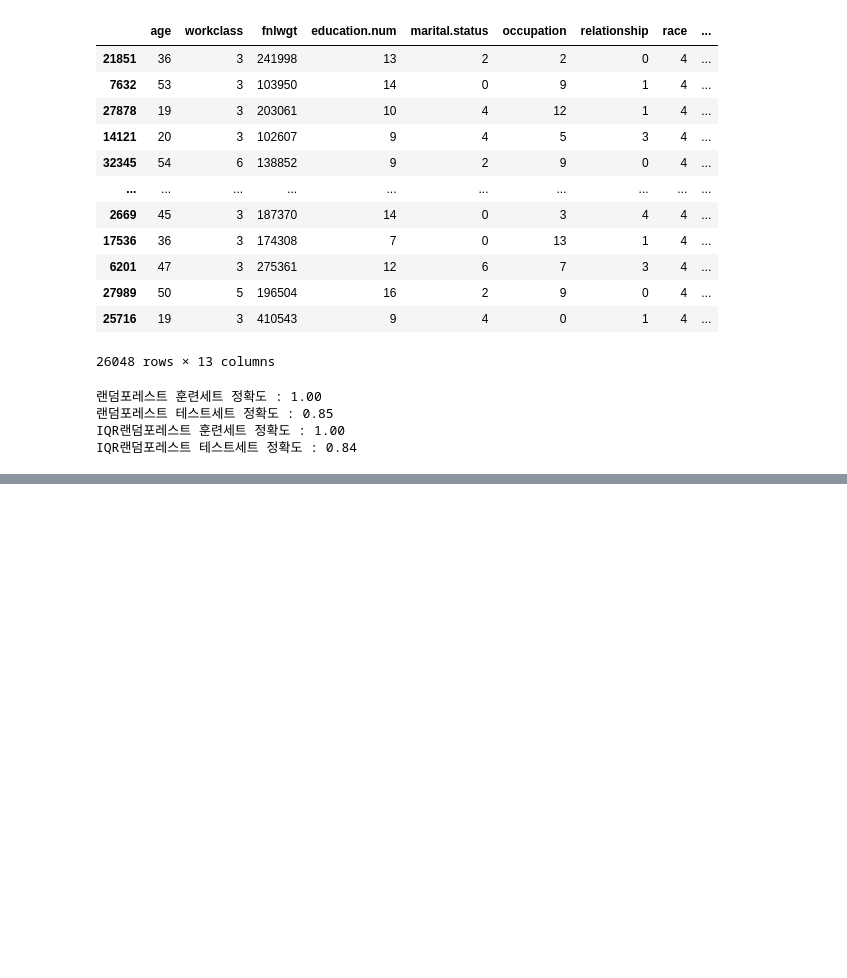
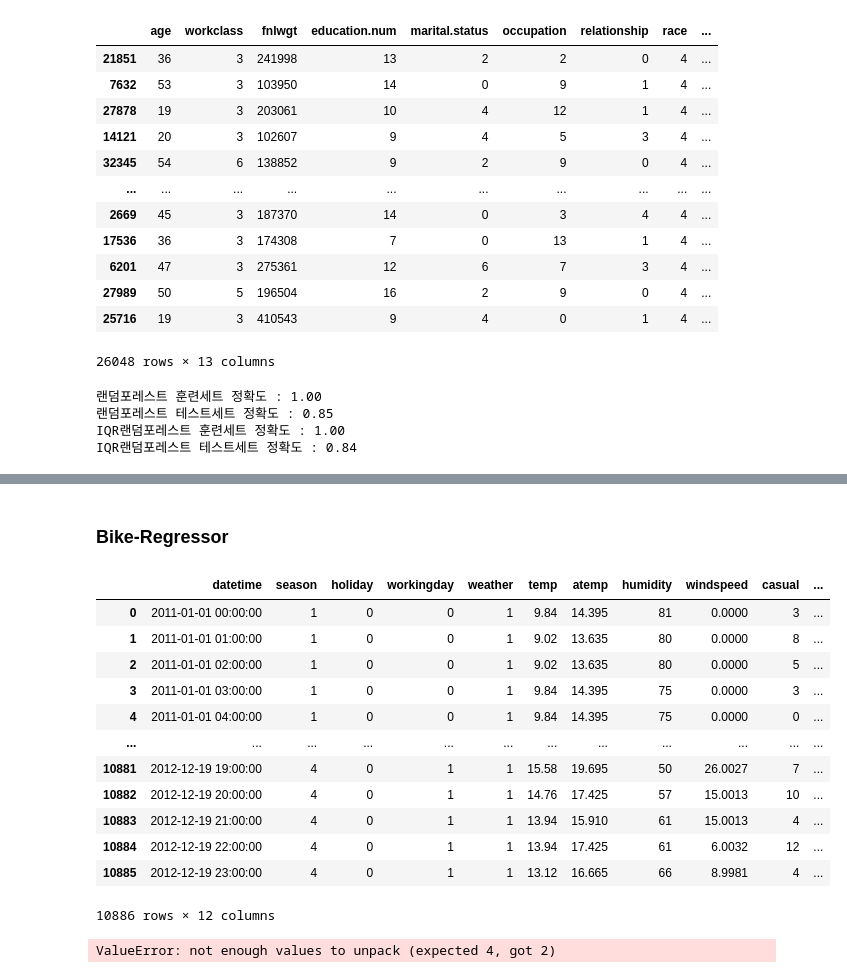
Before and after one commit to meshob2002/Big_certi_practice, a Jupyter notebook: Big_Certification.ipynb, the cells around one changed output, grey strips where cells are left out. Cells and saved outputs as stored; diff of their text form; code cells hidden in the pictures; blank space fills up the shorter version.

```diff
--- a/Big_Certification.ipynb
+++ b/Big_Certification.ipynb
@@ -3794,0 +4124,22 @@ submit.to_csv('1234.csv',index=False)
+# %% [markdown]
+### Bike-Regressor
+# %%
+import pandas as pd
+
+df = pd.read_csv('train_bike.csv')
+test = pd.read_csv('test_bike.csv')
+df
+# %% [output]
+|  | datetime | season | holiday | workingday | weather | temp | atemp | humidity | windspeed | casual | ... |
+| 0 | 2011-01-01 00:00:00 | 1 | 0 | 0 | 1 | 9.84 | 14.395 | 81 | 0.0000 | 3 | ... |
+| 1 | 2011-01-01 01:00:00 | 1 | 0 | 0 | 1 | 9.02 | 13.635 | 80 | 0.0000 | 8 | ... |
+| 2 | 2011-01-01 02:00:00 | 1 | 0 | 0 | 1 | 9.02 | 13.635 | 80 | 0.0000 | 5 | ... |
+| 3 | 2011-01-01 03:00:00 | 1 | 0 | 0 | 1 | 9.84 | 14.395 | 75 | 0.0000 | 3 | ... |
+| 4 | 2011-01-01 04:00:00 | 1 | 0 | 0 | 1 | 9.84 | 14.395 | 75 | 0.0000 | 0 | ... |
+| ... | ... | ... | ... | ... | ... | ... | ... | ... | ... | ... | ... |
+| 10881 | 2012-12-19 19:00:00 | 4 | 0 | 1 | 1 | 15.58 | 19.695 | 50 | 26.0027 | 7 | ... |
+| 10882 | 2012-12-19 20:00:00 | 4 | 0 | 1 | 1 | 14.76 | 17.425 | 57 | 15.0013 | 10 | ... |
+| 10883 | 2012-12-19 21:00:00 | 4 | 0 | 1 | 1 | 13.94 | 15.910 | 61 | 15.0013 | 4 | ... |
+| 10884 | 2012-12-19 22:00:00 | 4 | 0 | 1 | 1 | 13.94 | 17.425 | 61 | 6.0032 | 12 | ... |
+| 10885 | 2012-12-19 23:00:00 | 4 | 0 | 1 | 1 | 13.12 | 16.665 | 66 | 8.9981 | 4 | ... |
+10886 rows × 12 columns
@@ -3794,0 +4168,5 @@ submit.to_csv('1234.csv',index=False)
+# %%
+from sklearn.model_selection import train_test_split
+X_train, X_val , y_train, y_val = train_test_split(df, test_size=0.2, random_state=83)
+# %% [output]
+ValueError: not enough values to unpack (expected 4, got 2)
```
Also changed, not shown: parts of 33 cells of this notebook, 4 other files.
